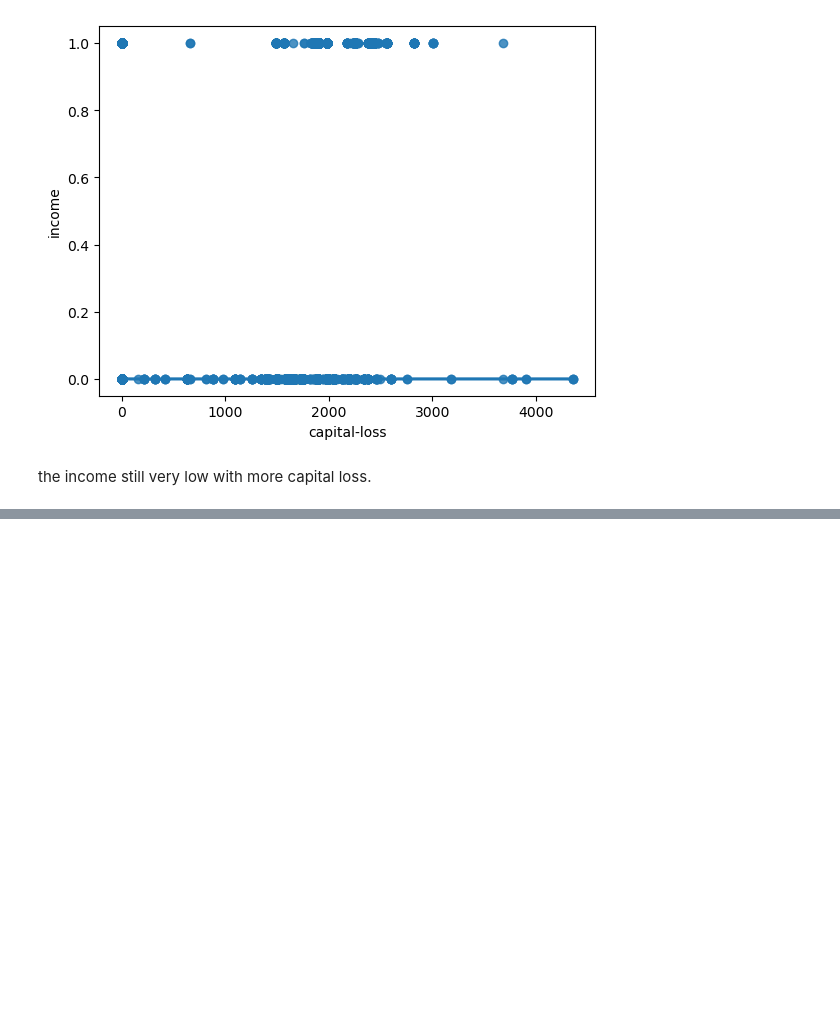
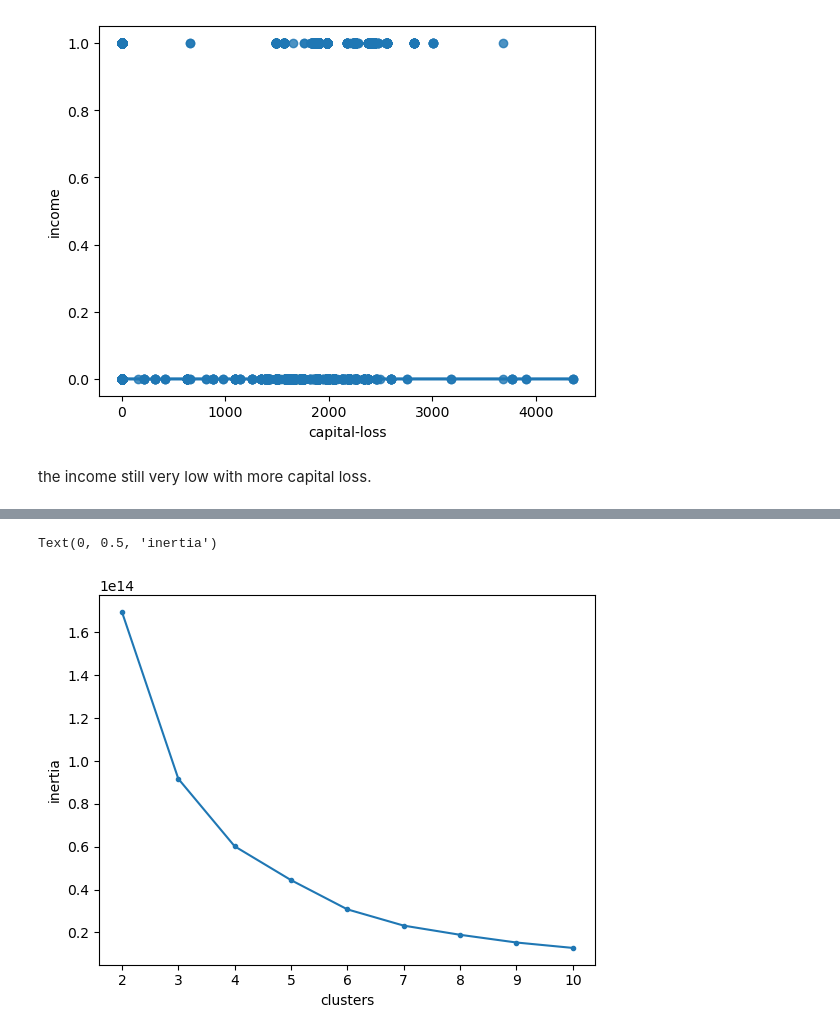
Before and after one commit to eyaGONGI/Project4_Intermediate_Machine_Learning-, a Jupyter notebook: Intermediate_machine_learning_project.ipynb, the cells around one changed output, grey strips where cells are left out. Saved outputs shown, nothing was run; the diff lists cells and outputs as text; code cells hidden in the pictures; blank space fills up the shorter version.

```diff
--- a/Intermediate_machine_learning_project.ipynb
+++ b/Intermediate_machine_learning_project.ipynb
@@ -702,0 +732,14 @@ the income still very low with more capital loss.
+# %%
+#Apply Clustering, select the appropriate number of clusters, and use the clustering object to get predicted clusters for the training and test data.
+#Concatenate/combine these clusters with the original features.
+inertias = []
+for k in range(2,11):
+    kmeans = KMeans(n_clusters=k, n_init = 'auto', random_state = 42)
+    kmeans.fit(xtrain)
+    inertias.append(kmeans.inertia_)
+plt.plot(range(2,11), inertias, marker = '.')
+plt.xlabel('clusters')
+plt.ylabel('inertia')
+# %% [output]
+Text(0, 0.5, 'inertia')
+[figure, added]
```
Also changed, not shown: parts of 48 cells of this notebook.
